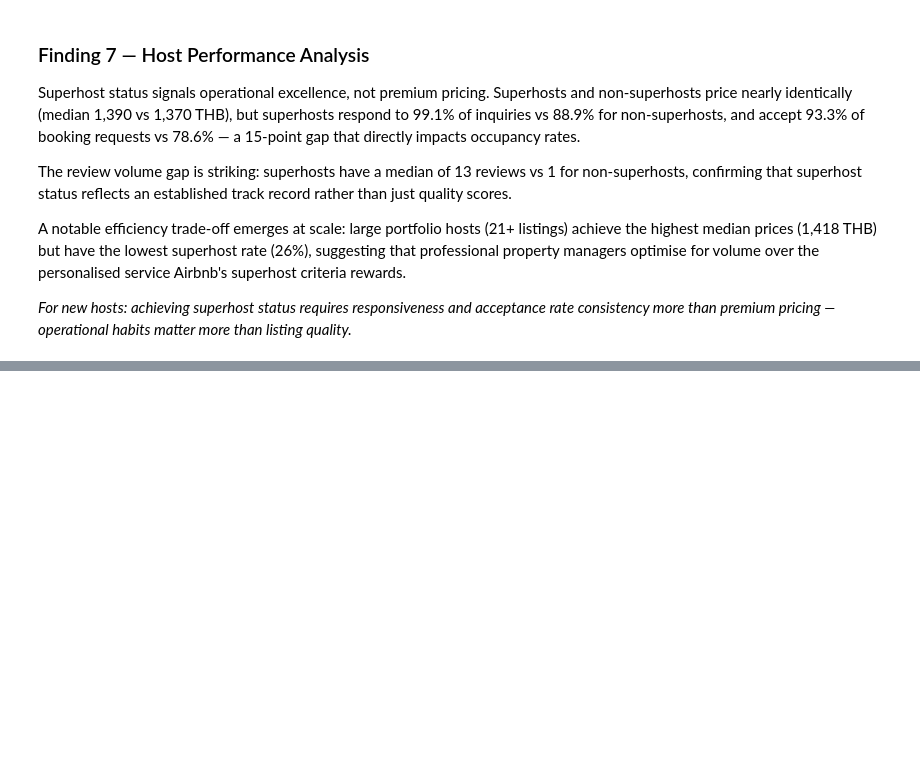
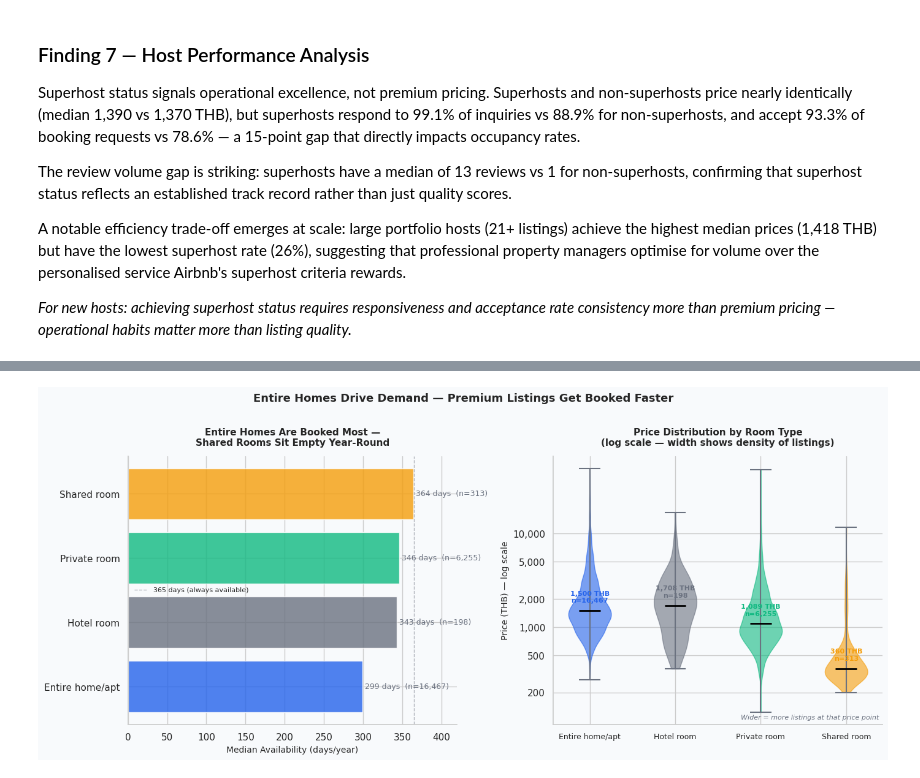
Before and after one commit to taghoutii/airbnb-eda, a Jupyter notebook: notebooks/01_eda.ipynb, the cells around one changed output, grey strips where cells are left out. Drawn from its saved outputs; the diff is of its cells as text; code cells hidden in the pictures; blank space fills up the shorter version.

```diff
--- a/notebooks/01_eda.ipynb
+++ b/notebooks/01_eda.ipynb
@@ -1339,0 +1575,87 @@ consistency more than premium pricing — operational habits matter more than li
+# %%
+fig, axes = plt.subplots(1, 2, figsize=(14, 6))
+
+# --- LEFT: unchanged ---
+ax = axes[0]
+
+bars = ax.barh(room_avail_ordered['room_type'],
+               room_avail_ordered['median_availability'],
+               color=bar_colors, alpha=0.8, edgecolor='white')
+
+ax.axvline(365, color=COLORS['neutral'], linewidth=1,
+           linestyle='--', alpha=0.5, label='365 days (always available)')
+
+for bar, val, count in zip(bars, room_avail_ordered['median_availability'],
+                            room_avail_ordered['count']):
+    ax.text(bar.get_width() + 3,
+            bar.get_y() + bar.get_height() / 2,
+            f'{val:.0f} days  (n={count:,})',
+            va='center', fontsize=9, color=COLORS['neutral'])
+
+ax.set_xlim(0, 420)
+ax.set_title('Entire Homes Are Booked Most —\nShared Rooms Sit Empty Year-Round',
+             fontsize=11, fontweight='bold', pad=12)
+ax.set_xlabel('Median Availability (days/year)', fontsize=10)
+ax.legend(frameon=False, fontsize=8)
+
+# --- RIGHT: Violin plot — price distribution by room type ---
+ax = axes[1]
+
+violin_data = [
+    np.log1p(listings_clean[listings_clean['room_type'] == room]['price'].dropna())
+    for room in room_order
+]
+
+parts = ax.violinplot(violin_data,
+                      positions=range(len(room_order)),
+                      showmedians=True,
+                      showextrema=True)
+
+# Style each violin with its room type color
+for pc, color in zip(parts['bodies'], bar_colors):
+    pc.set_facecolor(color)
+    pc.set_alpha(0.6)
+    pc.set_edgecolor(color)
+
+parts['cmedians'].set_color('black')
+parts['cmedians'].set_linewidth(2)
+parts['cbars'].set_color(COLORS['neutral'])
+parts['cmaxes'].set_color(COLORS['neutral'])
+parts['cmins'].set_color(COLORS['neutral'])
+
+# Annotate median price and sample size per room type
+for i, room in enumerate(room_order):
+    subset = listings_clean[listings_clean['room_type'] == room]['price'].dropna()
+    median = subset.median()
+    count  = len(subset)
+    ax.text(i, np.log1p(median) + 0.2,
+            f'{median:,.0f} THB\nn={count:,}',
+            ha='center', fontsize=8, fontweight='bold',
+            color=bar_colors[i])
+
+# Convert y ticks to real THB values
+tick_vals = [200, 500, 1000, 2000, 5000, 10000]
+ax.set_yticks(np.log1p(tick_vals))
+ax.set_yticklabels([f'{v:,}' for v in tick_vals])
+ax.set_xticks(range(len(room_order)))
+ax.set_xticklabels(room_order, fontsize=9)
+
+ax.set_title('Price Distribution by Room Type\n(log scale — width shows density of listings)',
+             fontsize=11, fontweight='bold', pad=12)
+ax.set_ylabel('Price (THB) — log scale', fontsize=10)
+
+# Annotation explaining violin width
+ax.annotate('Wider = more listings at that price point',
+            xy=(0.99, 0.02), xycoords='axes fraction',
+            ha='right', fontsize=8,
+            color=COLORS['neutral'], style='italic')
+
+plt.suptitle('Entire Homes Drive Demand — Premium Listings Get Booked Faster',
+             fontsize=13, fontweight='bold', y=1.01)
+plt.tight_layout()
+plt.show()
+
+corr = listings_clean['availability_365'].corr(np.log1p(listings_clean['price']))
+print(f"Correlation between availability and log(price): {corr:.3f}")
+# %% [output]
+[figure, added]
```
Also changed, not shown: parts of 10 cells of this notebook.
